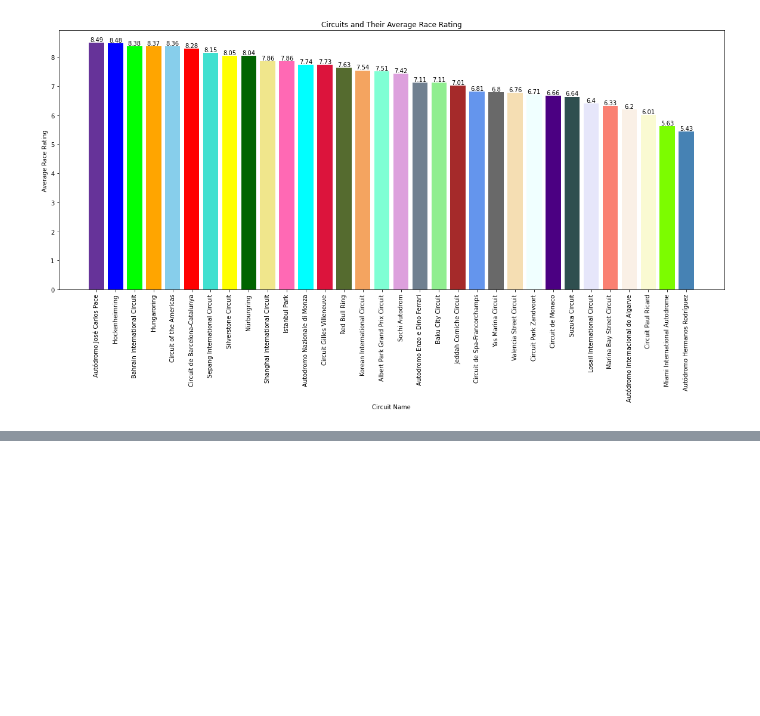
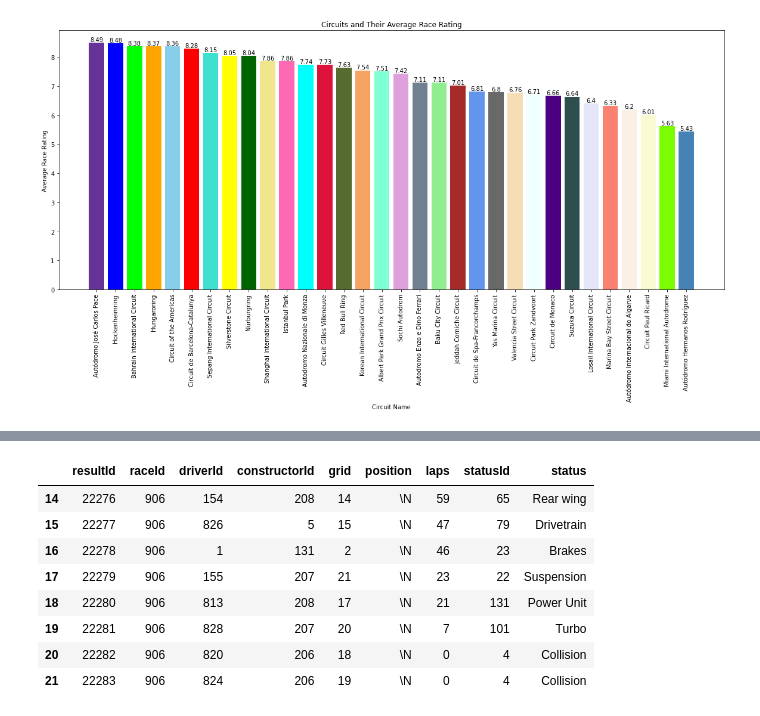
Before and after one commit to jasonhsu8/Formula-1-Project, a Jupyter notebook: JJ Notebooks/start.ipynb, the cells around one changed output, grey strips where cells are left out. Saved outputs shown, nothing was run; the diff lists cells and outputs as text; code cells hidden in the pictures; blank space fills up the shorter version.

```diff
--- a/JJ Notebooks/start.ipynb
+++ b/JJ Notebooks/start.ipynb
@@ -311,0 +337,15 @@ plt.show()
+# %%
+canadaian_grand_prix_stats = pd.merge(canadaian_grand_prix_stats, status, on="statusId", how="left")
+canadaian_grand_prix_stats_dnf = canadaian_grand_prix_stats[canadaian_grand_prix_stats['position'] == "\\N"]
+canadaian_grand_prix_stats_dnf
+# Out of 22 drivers, 8 DNF the race
+# %% [output]
+|  | resultId | raceId | driverId | constructorId | grid | position | laps | statusId | status |
+| 14 | 22276 | 906 | 154 | 208 | 14 | \N | 59 | 65 | Rear wing |
+| 15 | 22277 | 906 | 826 | 5 | 15 | \N | 47 | 79 | Drivetrain |
+| 16 | 22278 | 906 | 1 | 131 | 2 | \N | 46 | 23 | Brakes |
+| 17 | 22279 | 906 | 155 | 207 | 21 | \N | 23 | 22 | Suspension |
+| 18 | 22280 | 906 | 813 | 208 | 17 | \N | 21 | 131 | Power Unit |
+| 19 | 22281 | 906 | 828 | 207 | 20 | \N | 7 | 101 | Turbo |
+| 20 | 22282 | 906 | 820 | 206 | 18 | \N | 0 | 4 | Collision |
+| 21 | 22283 | 906 | 824 | 206 | 19 | \N | 0 | 4 | Collision |
```
Also changed, not shown: parts of 5 cells of this notebook, 3 other files.
